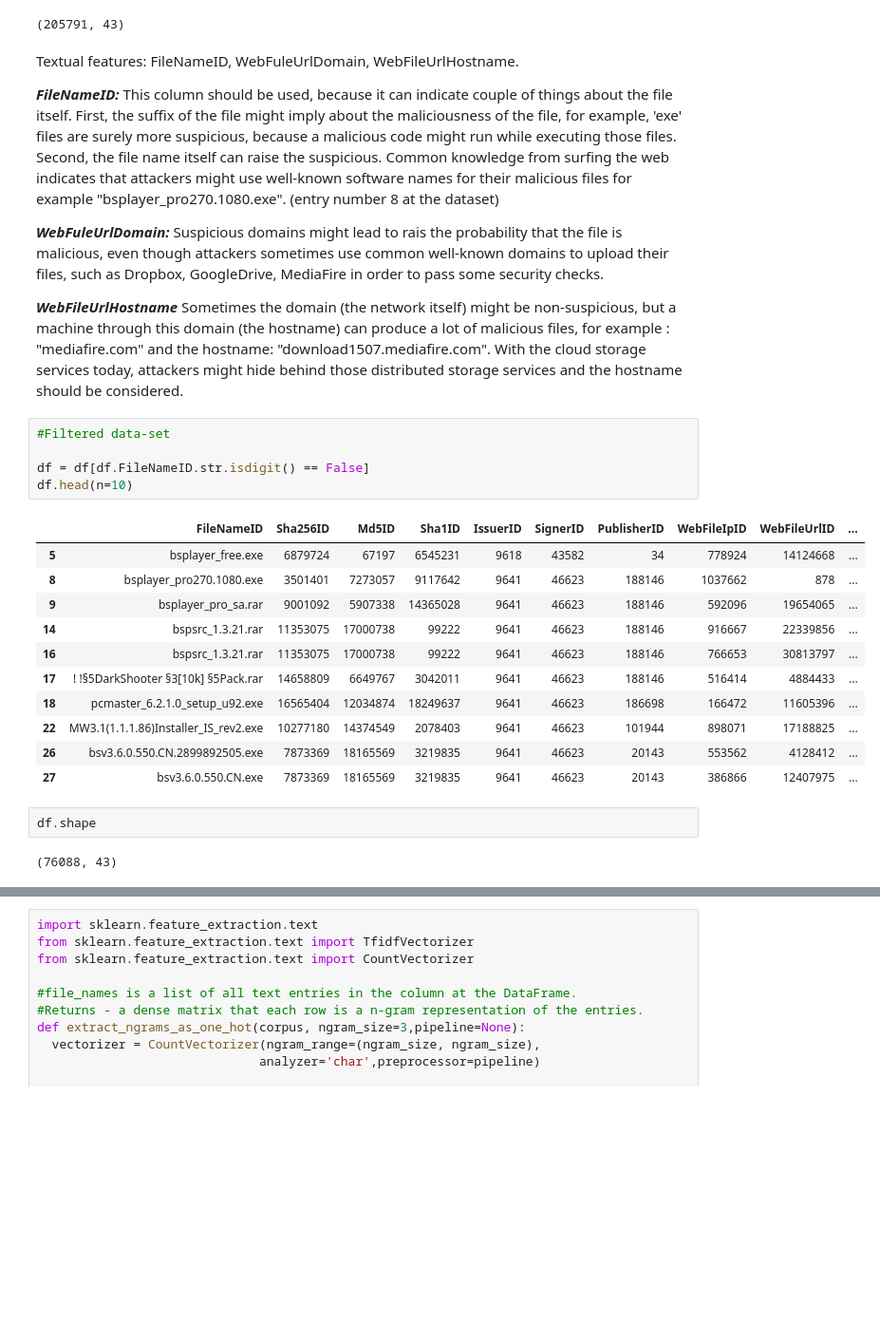
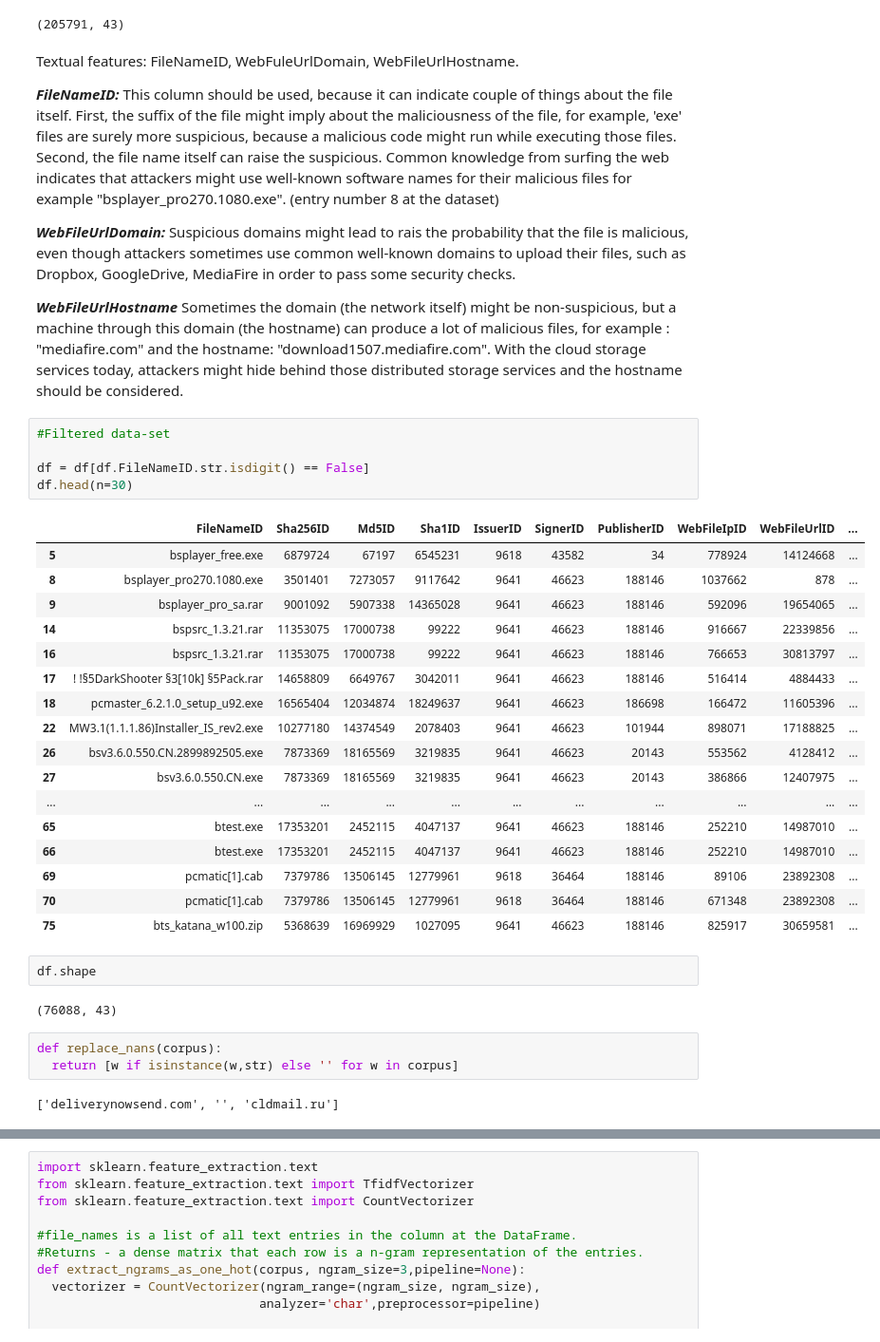
Before and after one commit to NitCoh/TextAnalysisForBigData, a Jupyter notebook: Big_Data_Analysis_for_Cyber_Security_Text_Analysis.ipynb, the cells around one changed output, grey strips where cells are left out. Shown at 95% size. Saved outputs shown, nothing was run; the diff lists cells and outputs as text; blank space fills up the shorter version.

```diff
--- a/Big_Data_Analysis_for_Cyber_Security_Text_Analysis.ipynb
+++ b/Big_Data_Analysis_for_Cyber_Security_Text_Analysis.ipynb
@@ -46,7 +46,7 @@ This column should be used, because it can indicate couple of things about the f
 First, the suffix of the file might imply about the maliciousness of the file, for example, 'exe' files are surely more suspicious, because a malicious code might run while executing those files.
 Second, the file name itself can raise the suspicious. Common knowledge from surfing the web indicates that attackers might use well-known software names for their malicious files for example "bsplayer_pro270.1080.exe". (entry number 8 at the dataset)
 
-***WebFuleUrlDomain:***
+***WebFileUrlDomain:***
 Suspicious domains might lead to rais the probability that the file is malicious, even though attackers sometimes use common well-known domains to upload their files, such as Dropbox, GoogleDrive, MediaFire in order to pass some security checks.
 
 ***WebFileUrlHostname***
@@ -56,23 +56,34 @@ With the cloud storage services today, attackers might hide behind those distrib
 # %%
 #Filtered data-set
 
 df = df[df.FileNameID.str.isdigit() == False]
-df.head(n=10)
+df.head(n=30)
 # %% [output]
 |  | FileNameID | Sha256ID | Md5ID | Sha1ID | IssuerID | SignerID | PublisherID | WebFileIpID | WebFileUrlID | ... |
 | 5 | bsplayer_free.exe | 6879724 | 67197 | 6545231 | 9618 | 43582 | 34 | 778924 | 14124668 | ... |
 | 8 | bsplayer_pro270.1080.exe | 3501401 | 7273057 | 9117642 | 9641 | 46623 | 188146 | 1037662 | 878 | ... |
 | 9 | bsplayer_pro_sa.rar | 9001092 | 5907338 | 14365028 | 9641 | 46623 | 188146 | 592096 | 19654065 | ... |
 | 14 | bspsrc_1.3.21.rar | 11353075 | 17000738 | 99222 | 9641 | 46623 | 188146 | 916667 | 22339856 | ... |
 | 16 | bspsrc_1.3.21.rar | 11353075 | 17000738 | 99222 | 9641 | 46623 | 188146 | 766653 | 30813797 | ... |
 | 17 | ! !§5DarkShooter §3[10k] §5Pack.rar | 14658809 | 6649767 | 3042011 | 9641 | 46623 | 188146 | 516414 | 4884433 | ... |
 | 18 | pcmaster_6.2.1.0_setup_u92.exe | 16565404 | 12034874 | 18249637 | 9641 | 46623 | 186698 | 166472 | 11605396 | ... |
 | 22 | MW3.1(1.1.1.86)Installer_IS_rev2.exe | 10277180 | 14374549 | 2078403 | 9641 | 46623 | 101944 | 898071 | 17188825 | ... |
 | 26 | bsv3.6.0.550.CN.2899892505.exe | 7873369 | 18165569 | 3219835 | 9641 | 46623 | 20143 | 553562 | 4128412 | ... |
 | 27 | bsv3.6.0.550.CN.exe | 7873369 | 18165569 | 3219835 | 9641 | 46623 | 20143 | 386866 | 12407975 | ... |
+| ... | ... | ... | ... | ... | ... | ... | ... | ... | ... | ... |
+| 65 | btest.exe | 17353201 | 2452115 | 4047137 | 9641 | 46623 | 188146 | 252210 | 14987010 | ... |
+| 66 | btest.exe | 17353201 | 2452115 | 4047137 | 9641 | 46623 | 188146 | 252210 | 14987010 | ... |
+| 69 | pcmatic[1].cab | 7379786 | 13506145 | 12779961 | 9618 | 36464 | 188146 | 89106 | 23892308 | ... |
+| 70 | pcmatic[1].cab | 7379786 | 13506145 | 12779961 | 9618 | 36464 | 188146 | 671348 | 23892308 | ... |
+| 75 | bts_katana_w100.zip | 5368639 | 16969929 | 1027095 | 9641 | 46623 | 188146 | 825917 | 30659581 | ... |
 # %%
 df.shape
 # %% [output]
 (76088, 43)
+# %%
+def replace_nans(corpus):
+  return [w if isinstance(w,str) else '' for w in corpus]
+# %% [output]
+['deliverynowsend.com', '', 'cldmail.ru']
 # %%
 file_names = [x for x in df.FileNameID]
```
Also changed, not shown: parts of 10 cells of this notebook.
